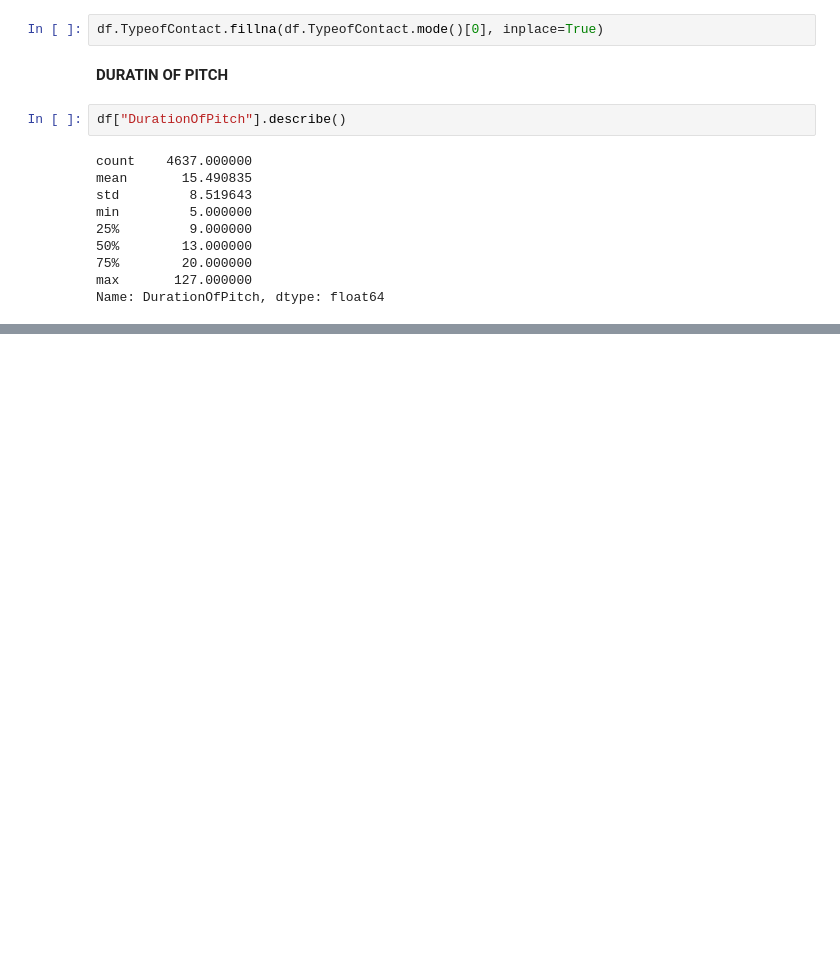
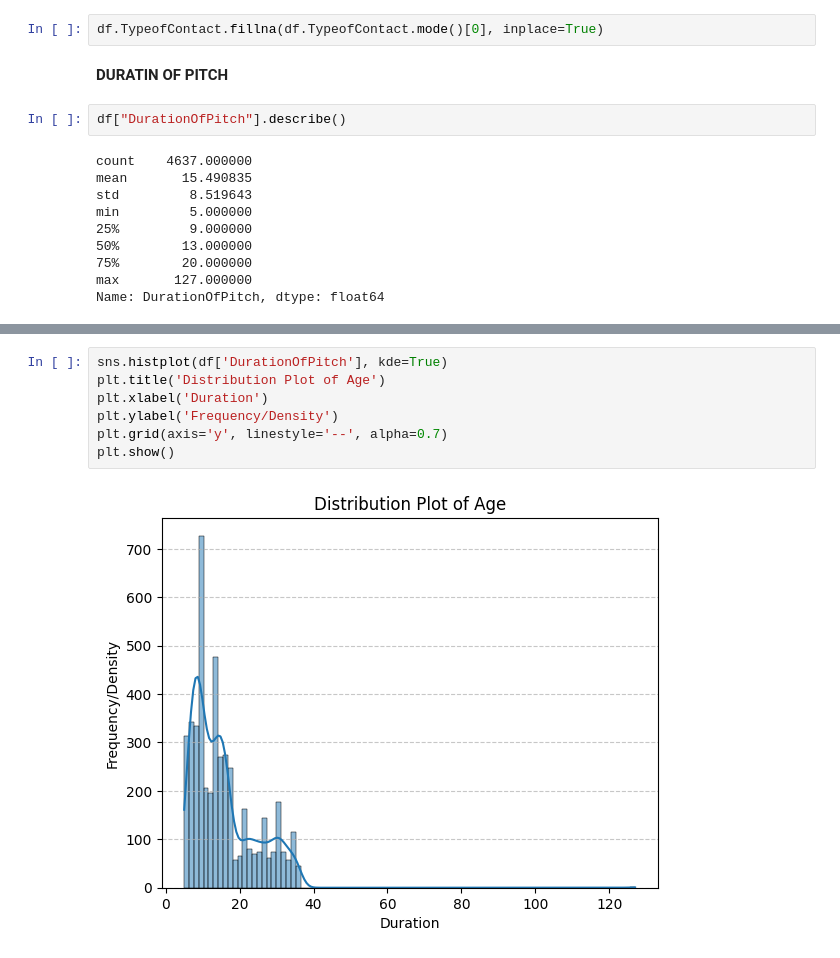
Before and after one commit to qazi-adnan/MACHINE_LEARNING, a Jupyter notebook: 10 random forest/file_1.ipynb, the cells around one changed output, grey strips where cells are left out. Drawn from its saved outputs; the diff is of its cells as text; blank space fills up the shorter version.

```diff
--- a/10 random forest/file_1.ipynb
+++ b/10 random forest/file_1.ipynb
@@ -290,0 +300,9 @@ Name: DurationOfPitch, dtype: float64
+# %%
+sns.histplot(df['DurationOfPitch'], kde=True)
+plt.title('Distribution Plot of Age')
+plt.xlabel('Duration')
+plt.ylabel('Frequency/Density')
+plt.grid(axis='y', linestyle='--', alpha=0.7)
+plt.show()
+# %% [output]
+[figure, added]
```
Also changed, not shown: parts of 24 cells of this notebook.
